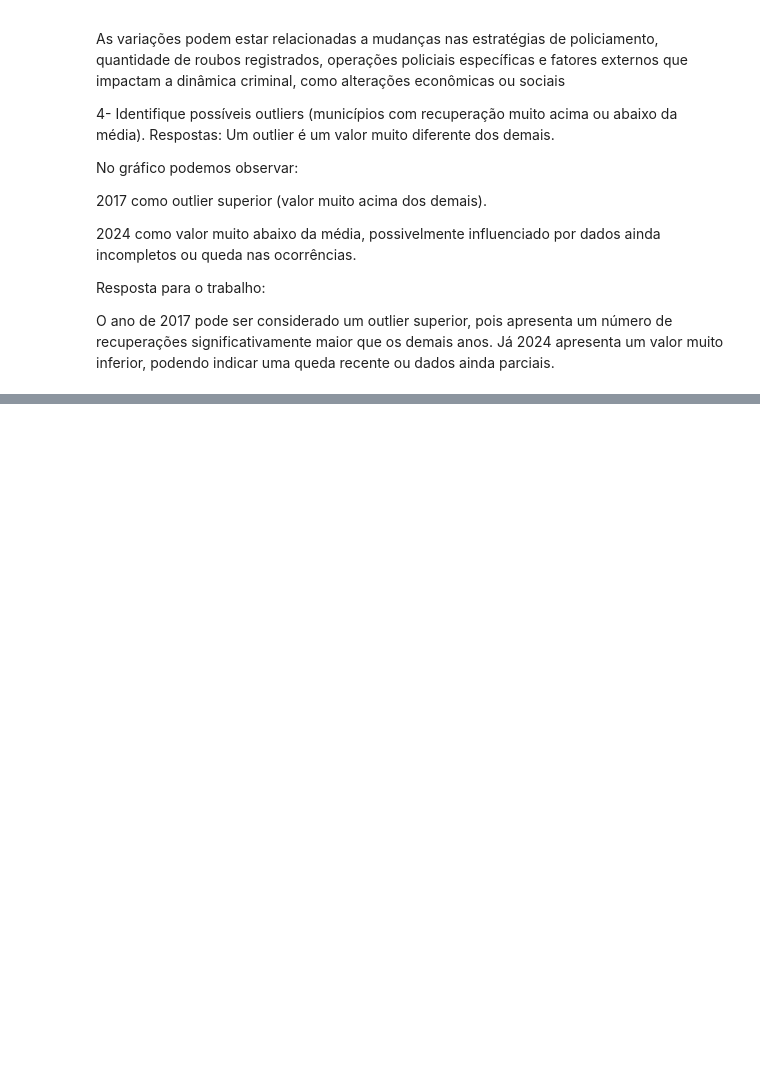
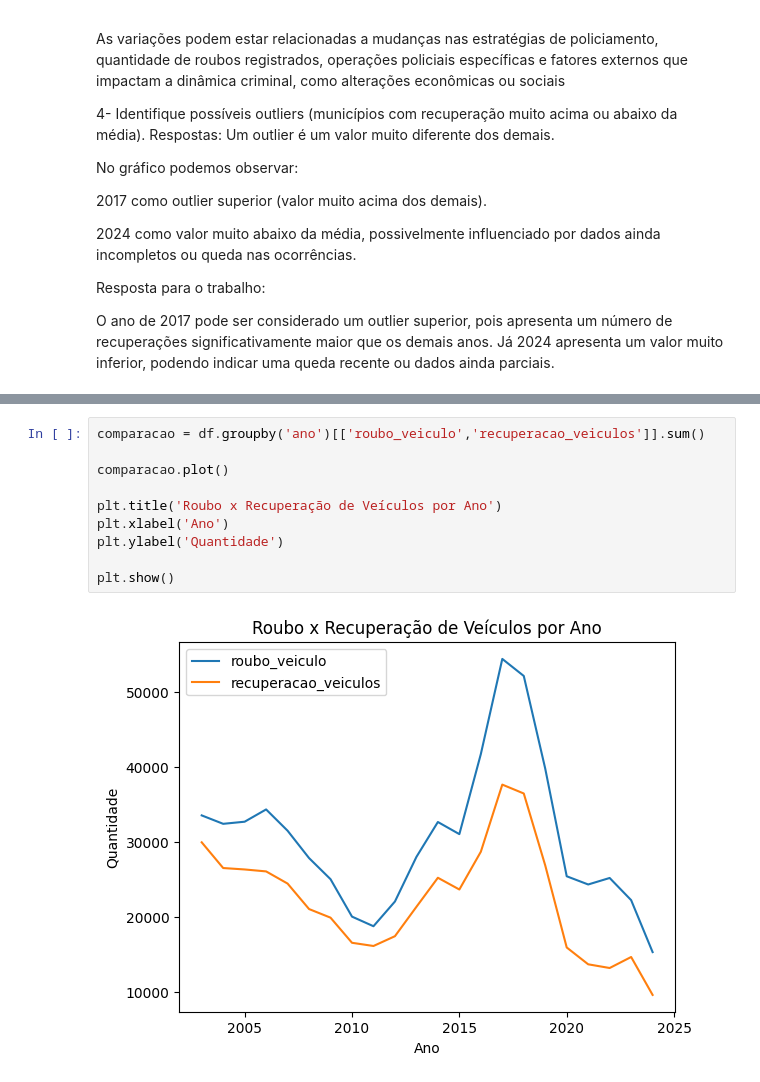
Before and after one commit to luizesantoss/Analises, a Jupyter notebook: Atividade.02.Luize Santos.ipynb, the cells around one changed output, grey strips where cells are left out. Drawn from its saved outputs; the diff is of its cells as text; blank space fills up the shorter version.

```diff
--- a/Atividade.02.Luize Santos.ipynb
+++ b/Atividade.02.Luize Santos.ipynb
@@ -226,0 +261,12 @@ O ano de 2017 pode ser considerado um outlier superior, pois apresenta um númer
+# %%
+comparacao = df.groupby('ano')[['roubo_veiculo','recuperacao_veiculos']].sum()
+
+comparacao.plot()
+
+plt.title('Roubo x Recuperação de Veículos por Ano')
+plt.xlabel('Ano')
+plt.ylabel('Quantidade')
+
+plt.show()
+# %% [output]
+[figure, added]
```
Also changed, not shown: parts of 6 cells of this notebook, 4 other files.
